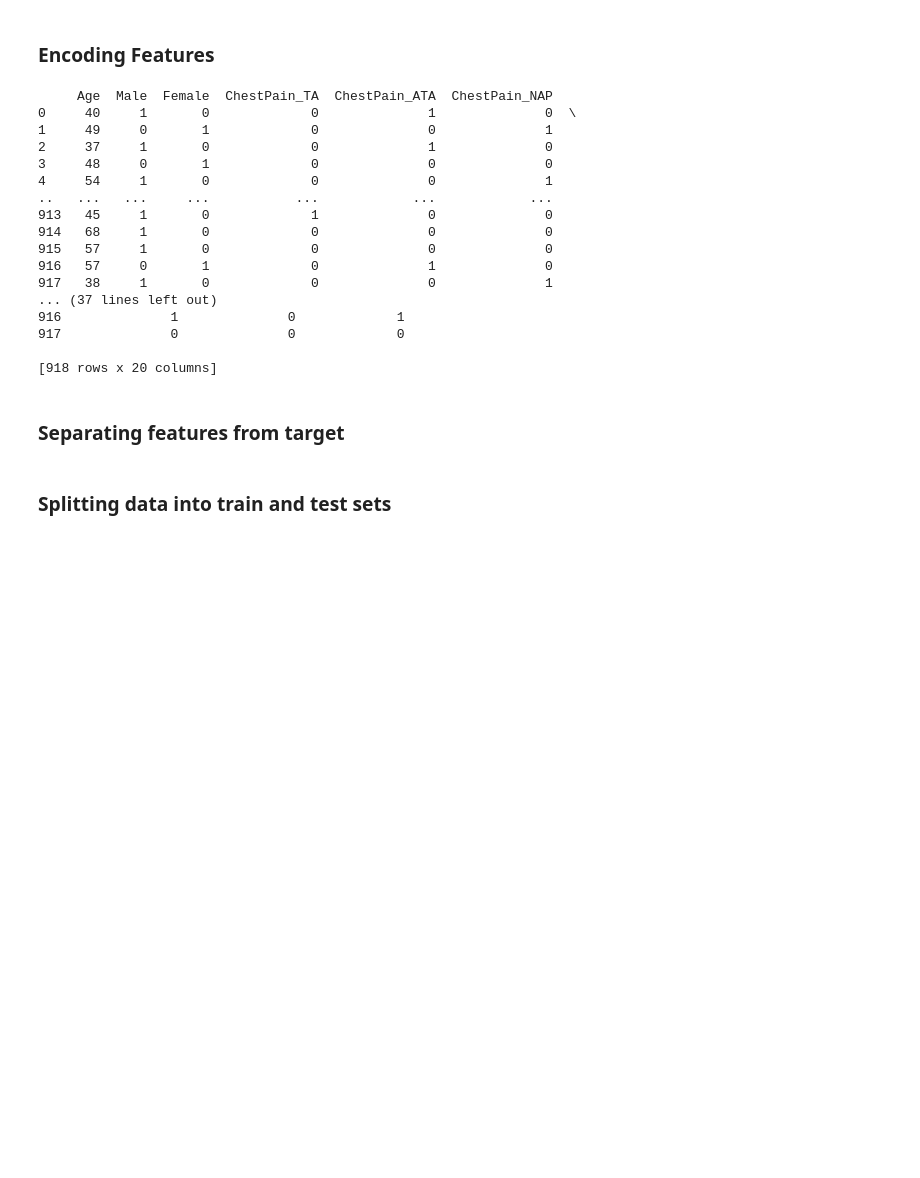
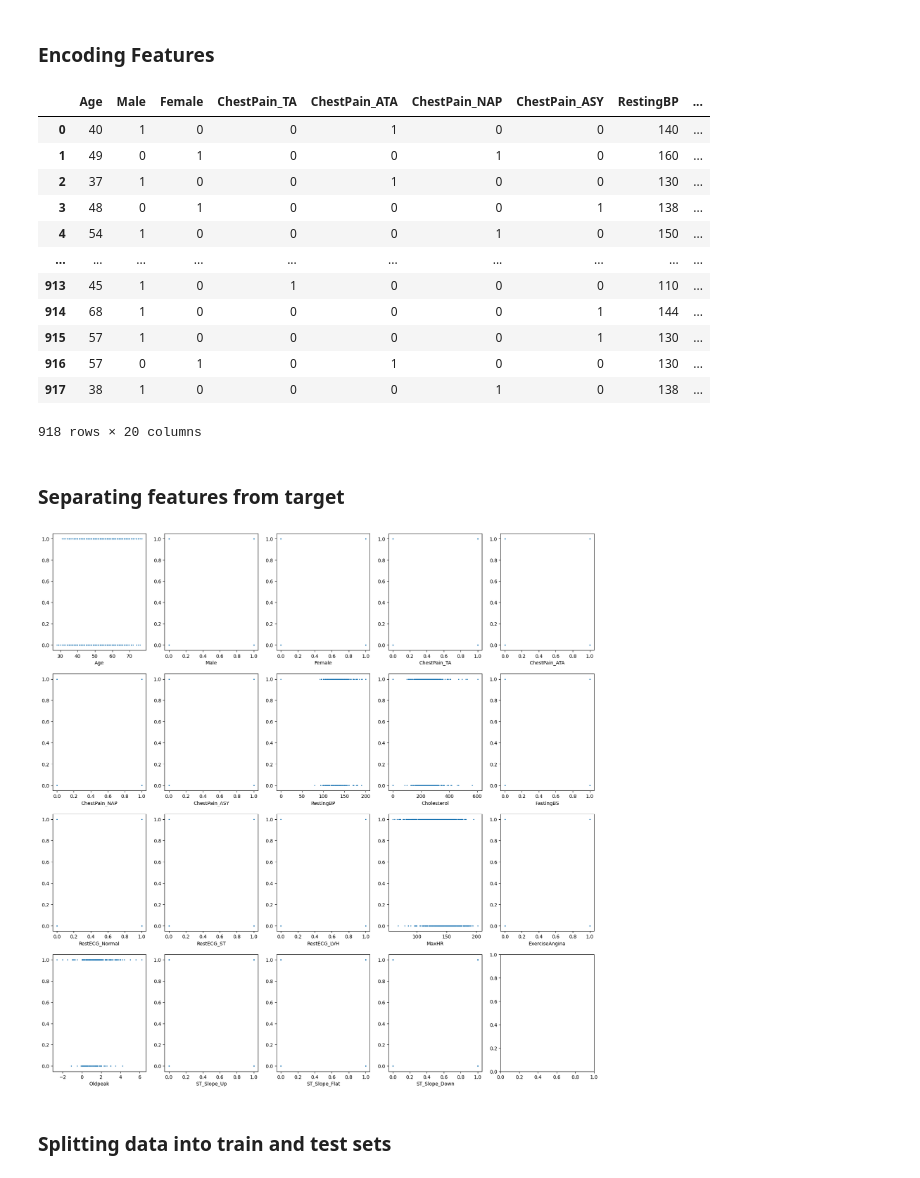
Before and after one commit to jasonliny/heart-disease-prediction, a Jupyter notebook: logistic-regression.ipynb, the cells around one changed output. Drawn from its saved outputs; the diff is of its cells as text; code cells hidden in the pictures; blank space fills up the shorter version.

Commit message:
Convert dtype for categorical features.

```diff
--- a/logistic-regression.ipynb
+++ b/logistic-regression.ipynb
@@ -54,30 +80,37 @@ data_df_encoded = data_df_encoded[["Age",
                                   "Oldpeak",
                                   "ST_Slope_Up", "ST_Slope_Flat", "ST_Slope_Down",
                                   "HeartDisease"]]
-print(data_df_encoded)
+categorical_columns = ["Male", "Female", "ChestPain_TA", "ChestPain_ATA", "ChestPain_NAP", "ChestPain_ASY", "FastingBS", "RestECG_Normal", "RestECG_ST", "RestECG_LVH", "ExerciseAngina", "ST_Slope_Up", "ST_Slope_Flat", "ST_Slope_Down", "HeartDisease"]
+for col in categorical_columns:
+    data_df_encoded[col] = data_df_encoded[col].astype("category")
+feature_names = data_df_encoded.columns
+data_df_encoded
 # %% [output]
+|  | Age | Male | Female | ChestPain_TA | ChestPain_ATA | ChestPain_NAP | ChestPain_ASY | RestingBP | ... |
+| 0 | 40 | 1 | 0 | 0 | 1 | 0 | 0 | 140 | ... |
+| 1 | 49 | 0 | 1 | 0 | 0 | 1 | 0 | 160 | ... |
+| 2 | 37 | 1 | 0 | 0 | 1 | 0 | 0 | 130 | ... |
+| 3 | 48 | 0 | 1 | 0 | 0 | 0 | 1 | 138 | ... |
+| 4 | 54 | 1 | 0 | 0 | 0 | 1 | 0 | 150 | ... |
+| ... | ... | ... | ... | ... | ... | ... | ... | ... | ... |
+| 913 | 45 | 1 | 0 | 1 | 0 | 0 | 0 | 110 | ... |
+| 914 | 68 | 1 | 0 | 0 | 0 | 0 | 1 | 144 | ... |
+| 915 | 57 | 1 | 0 | 0 | 0 | 0 | 1 | 130 | ... |
+| 916 | 57 | 0 | 1 | 0 | 1 | 0 | 0 | 130 | ... |
+| 917 | 38 | 1 | 0 | 0 | 0 | 1 | 0 | 138 | ... |
-     Age  Male  Female  ChestPain_TA  ChestPain_ATA  ChestPain_NAP
-0     40     1       0             0              1              0  \
-1     49     0       1             0              0              1
-2     37     1       0             0              1              0
-3     48     0       1             0              0              0
-4     54     1       0             0              0              1
-..   ...   ...     ...           ...            ...            ...
-913   45     1       0             1              0              0
-914   68     1       0             0              0              0
-915   57     1       0             0              0              0
-916   57     0       1             0              1              0
-917   38     1       0             0              0              1
-... (37 lines left out)
-916              1              0             1
-917              0              0             0
-
-[918 rows x 20 columns]
+918 rows × 20 columns
 # %% [markdown]
 ### Separating features from target
 # %%
 X = np.array(data_df_encoded)[:,:-1]
 y = np.array(data_df_encoded)[:,-1].reshape(918,1)
+# %%
+fig, axs = plt.subplots(4, 5, figsize=(20,20))
+for idx, ax in enumerate(axs.ravel()[:-1]):
+   ax.scatter(X[:,idx], y, s=1)
+   ax.set_xlabel(feature_names[idx])
+# %% [output]
+[figure, added]
 # %% [markdown]
 ### Splitting data into train and test sets
 # %%
```
Also changed, not shown: parts of 2 cells of this notebook.
